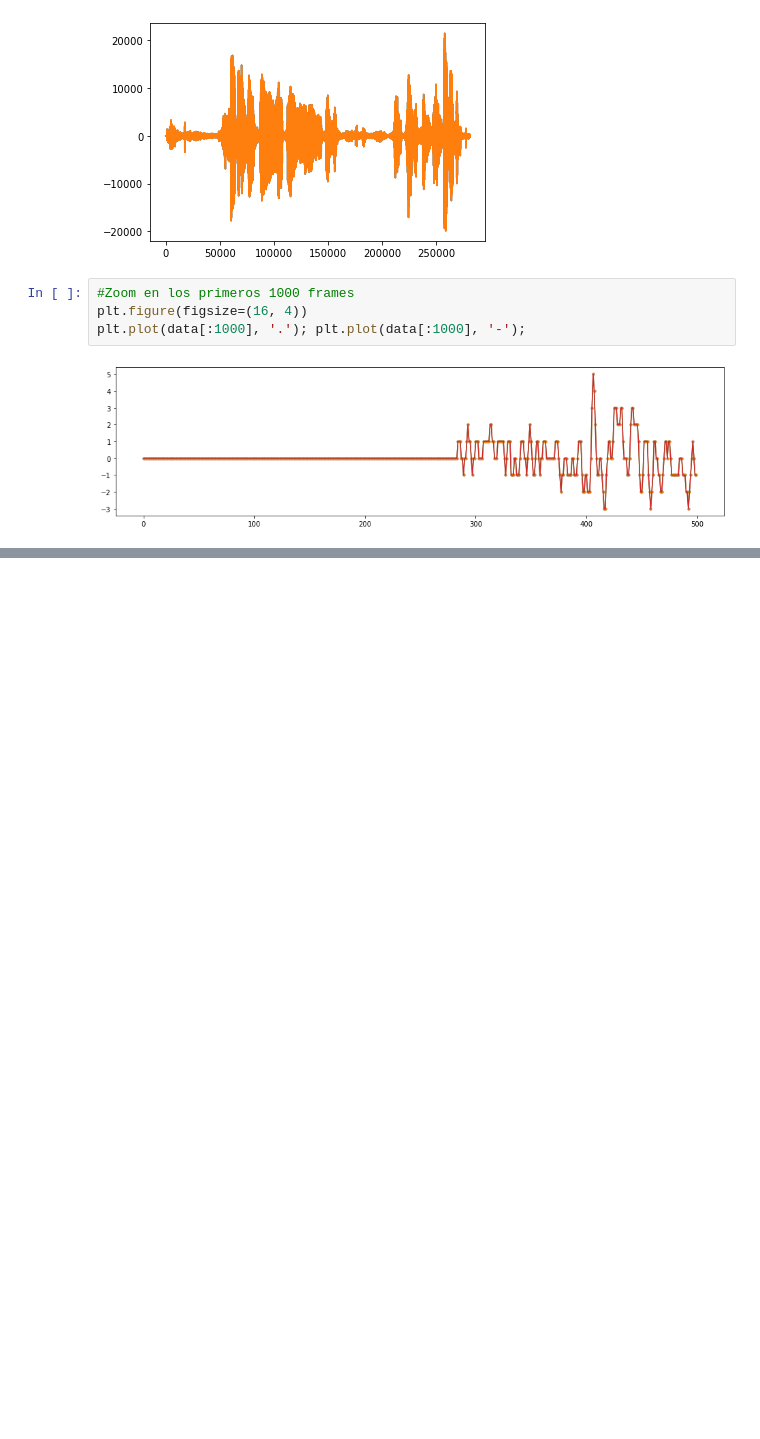
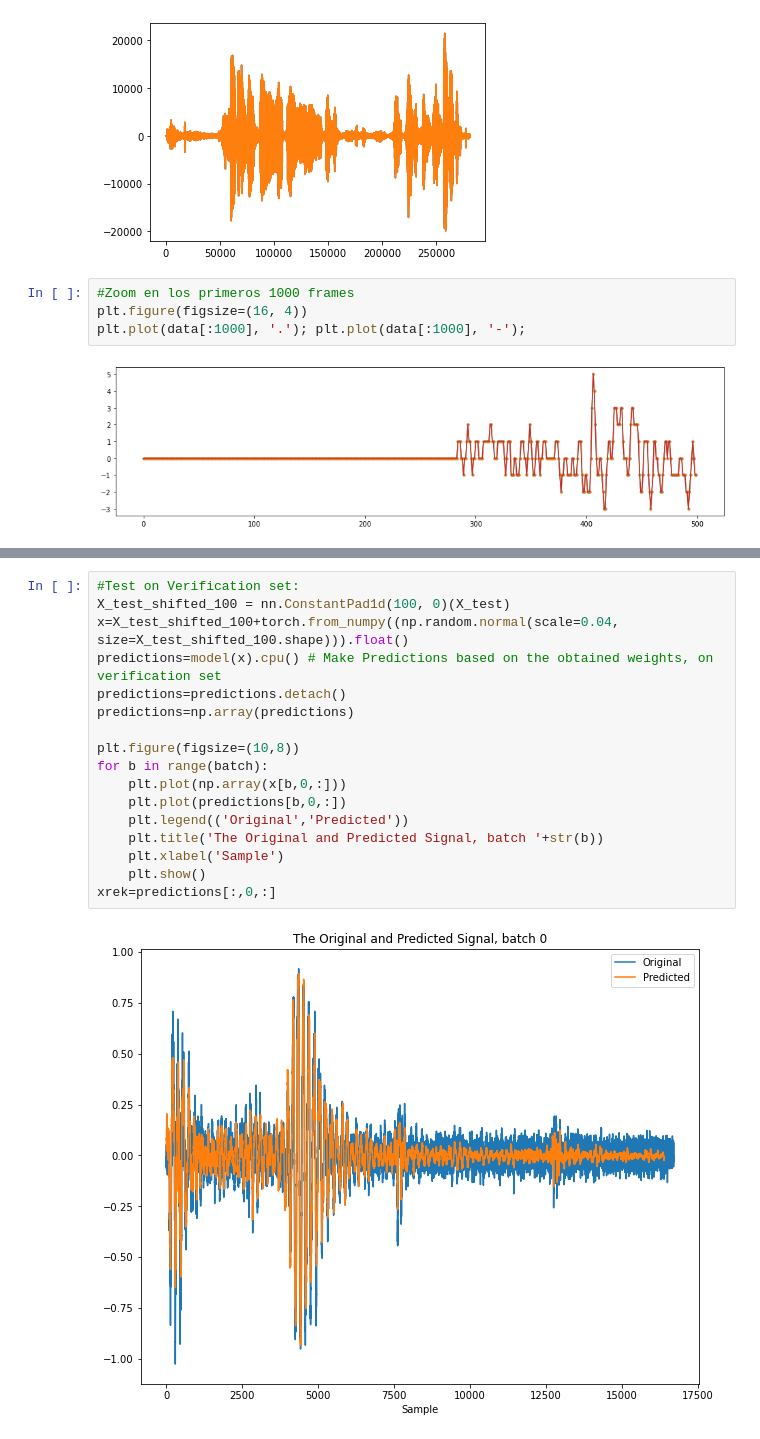
Before and after one commit to JuliethLopez/Clasificador_sarcasmo, a Jupyter notebook: Cuadernos/Test_drive.ipynb, the cells around one changed output, grey strips where cells are left out. Cells and saved outputs as stored; diff of their text form; blank space fills up the shorter version.

```diff
--- a/Cuadernos/Test_drive.ipynb
+++ b/Cuadernos/Test_drive.ipynb
@@ -118,0 +364,19 @@ plt.imshow(mfcc, cmap='hot', interpolation='nearest');
+# %%
+#Test on Verification set:
+X_test_shifted_100 = nn.ConstantPad1d(100, 0)(X_test)
+x=X_test_shifted_100+torch.from_numpy((np.random.normal(scale=0.04, size=X_test_shifted_100.shape))).float()
+predictions=model(x).cpu() # Make Predictions based on the obtained weights, on verification set
+predictions=predictions.detach()
+predictions=np.array(predictions)
+
+plt.figure(figsize=(10,8))
+for b in range(batch):
+    plt.plot(np.array(x[b,0,:]))
+    plt.plot(predictions[b,0,:])
+    plt.legend(('Original','Predicted'))
+    plt.title('The Original and Predicted Signal, batch '+str(b))
+    plt.xlabel('Sample')
+    plt.show()
+xrek=predictions[:,0,:]
+# %% [output]
+[figure, added]
```
Also changed, not shown: parts of 19 cells of this notebook.
